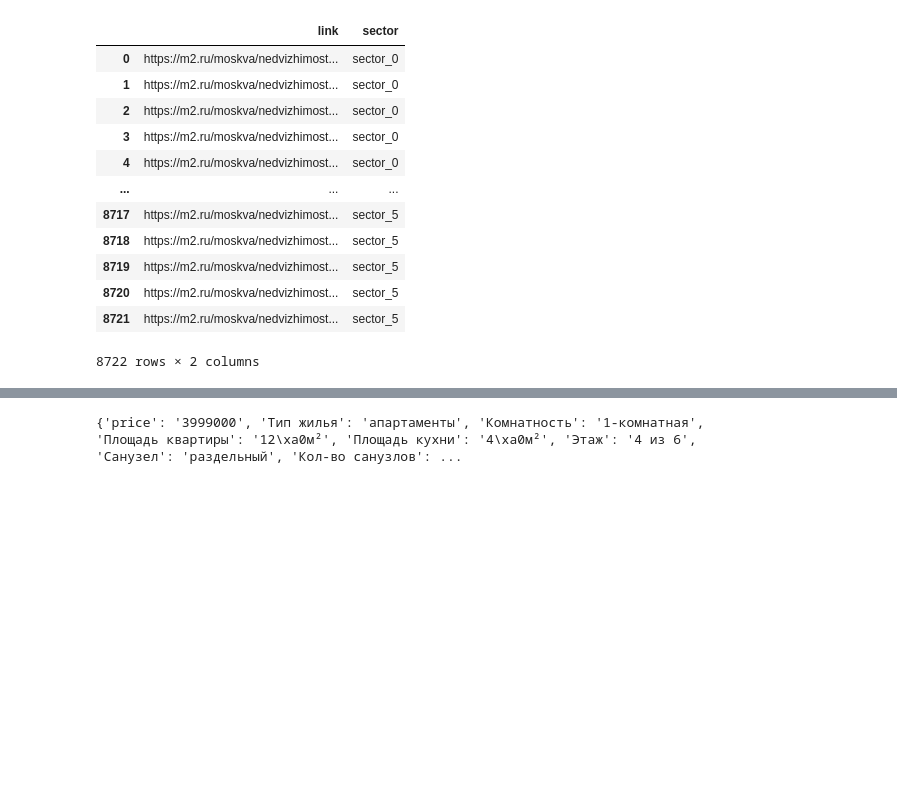
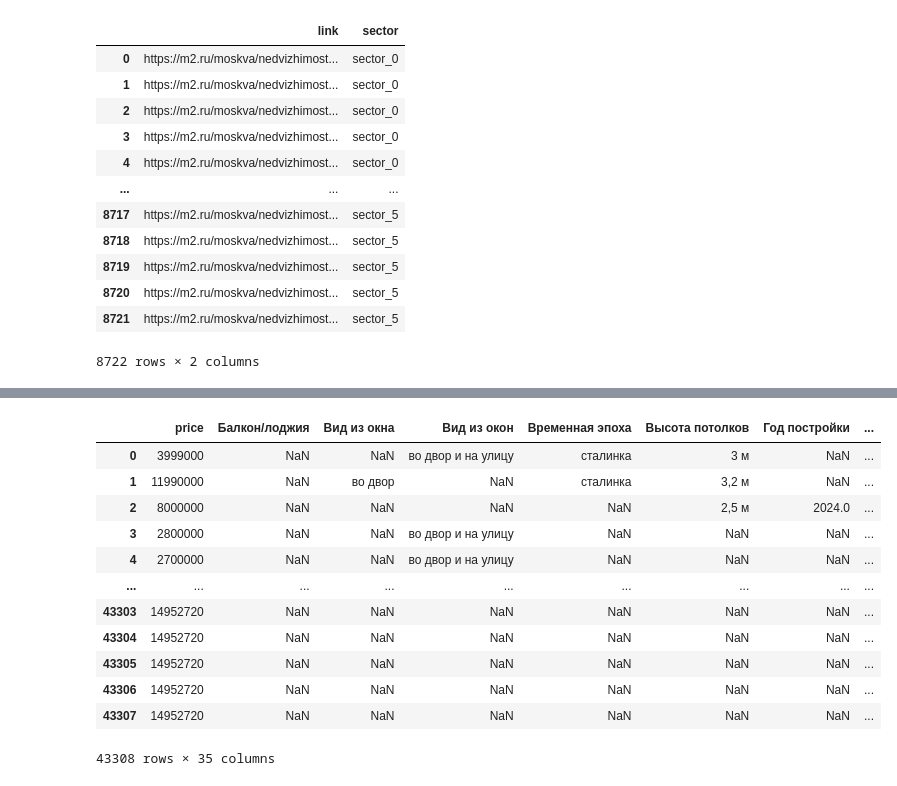
Before and after one commit to Shmelev-Roman/GP2-SMADIMO, a Jupyter notebook: scraping/main.ipynb, the cells around one changed output, grey strips where cells are left out. Drawn from its saved outputs; the diff is of its cells as text; code cells hidden in the pictures; blank space fills up the shorter version.

```diff
--- a/scraping/main.ipynb
+++ b/scraping/main.ipynb
@@ -147 +203,25 @@ for i, row in tqdm(df.iterrows()):
+# %%
+arr = df_merged.columns
+over_columns = []
+
+for i in arr:
+    if not i.startswith("Unnamed: "):
+        over_columns.append(i)
+# %%
+df_result = df_merged[over_columns]
+df_result
+# %% [output]
+|  | price | Балкон/лоджия | Вид из окна | Вид из окон | Временная эпоха | Высота потолков | Год постройки | ... |
+| 0 | 3999000 | NaN | NaN | во двор и на улицу | сталинка | 3 м | NaN | ... |
+| 1 | 11990000 | NaN | во двор | NaN | сталинка | 3,2 м | NaN | ... |
+| 2 | 8000000 | NaN | NaN | NaN | NaN | 2,5 м | 2024.0 | ... |
+| 3 | 2800000 | NaN | NaN | во двор и на улицу | NaN | NaN | NaN | ... |
+| 4 | 2700000 | NaN | NaN | во двор и на улицу | NaN | NaN | NaN | ... |
+| ... | ... | ... | ... | ... | ... | ... | ... | ... |
+| 43303 | 14952720 | NaN | NaN | NaN | NaN | NaN | NaN | ... |
+| 43304 | 14952720 | NaN | NaN | NaN | NaN | NaN | NaN | ... |
+| 43305 | 14952720 | NaN | NaN | NaN | NaN | NaN | NaN | ... |
+| 43306 | 14952720 | NaN | NaN | NaN | NaN | NaN | NaN | ... |
+| 43307 | 14952720 | NaN | NaN | NaN | NaN | NaN | NaN | ... |
+43308 rows × 35 columns
 # %%
@@ -150,4 +228,0 @@ df_parsed.to_csv("sector_0.csv", index=False)
-# %%
-test_parse_m2()
-# %% [output]
-{'price': '3999000', 'Тип жилья': 'апартаменты', 'Комнатность': '1-комнатная', 'Площадь квартиры': '12\xa0м²', 'Площадь кухни': '4\xa0м²', 'Этаж': '4 из 6', 'Санузел': 'раздельный', 'Кол-во санузлов': ...
```
Also changed, not shown: parts of 12 cells of this notebook, 5 other files.
